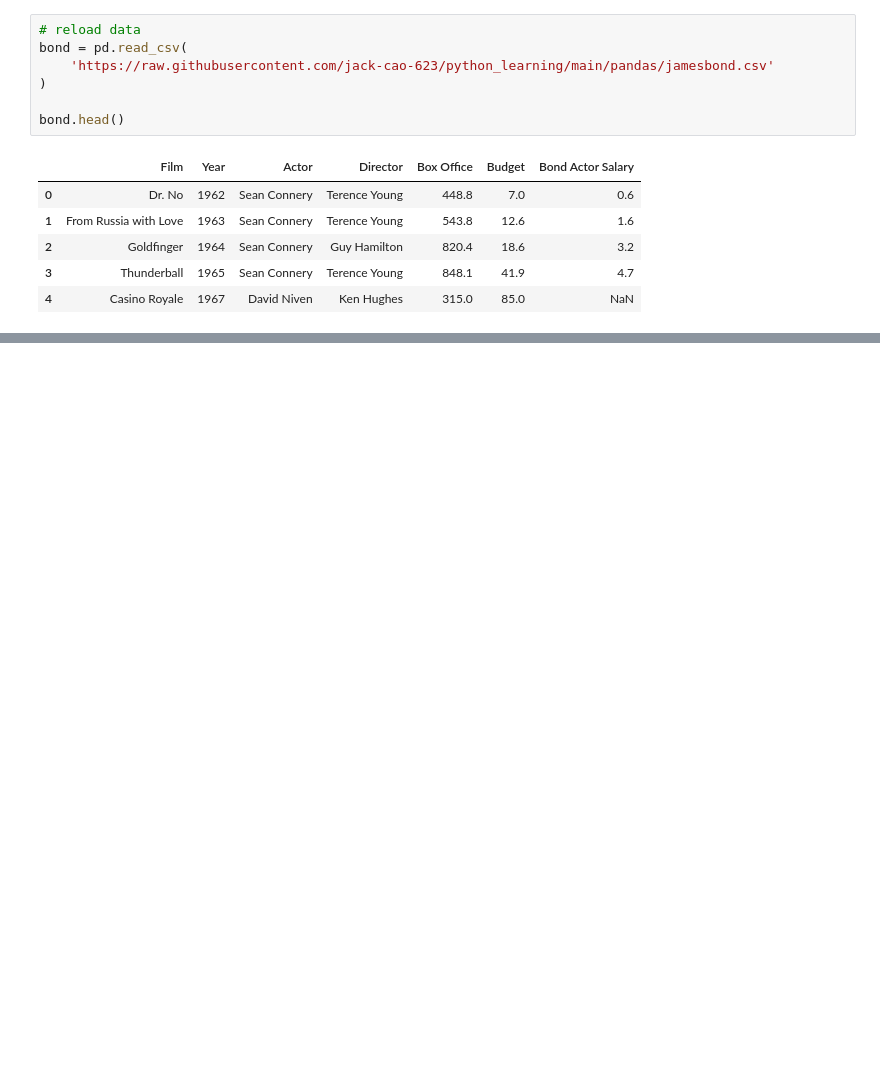
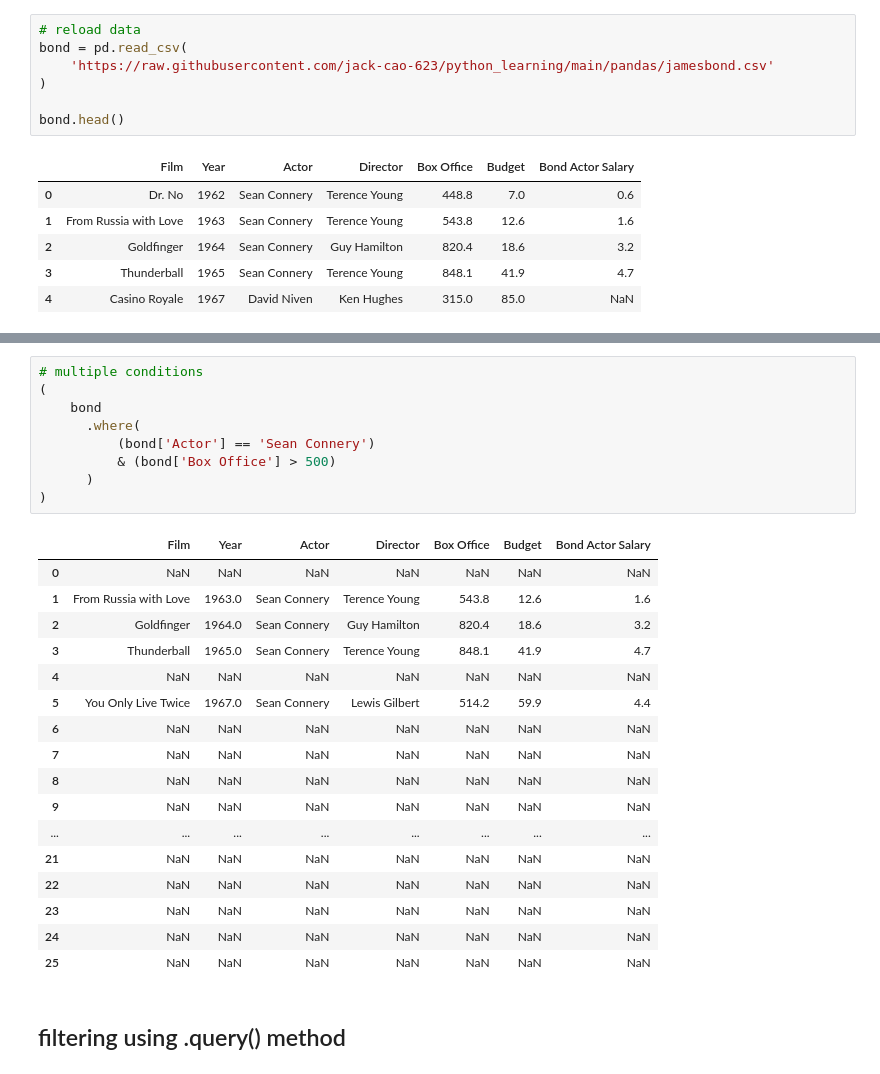
Before and after one commit to jack-cao-623/python_learning, a Jupyter notebook: dataframes_03_data_extraction.ipynb, the cells around one changed output, grey strips where cells are left out. Saved outputs shown, nothing was run; the diff lists cells and outputs as text; blank space fills up the shorter version.

Commit message:
.query() method

```diff
--- a/dataframes_03_data_extraction.ipynb
+++ b/dataframes_03_data_extraction.ipynb
@@ -1108,0 +1168,29 @@ bond.head()
+# %%
+# multiple conditions
+(
+    bond
+      .where(
+          (bond['Actor'] == 'Sean Connery')
+          & (bond['Box Office'] > 500)
+      )
+)
+# %% [output]
+|  | Film | Year | Actor | Director | Box Office | Budget | Bond Actor Salary |
+| 0 | NaN | NaN | NaN | NaN | NaN | NaN | NaN |
+| 1 | From Russia with Love | 1963.0 | Sean Connery | Terence Young | 543.8 | 12.6 | 1.6 |
+| 2 | Goldfinger | 1964.0 | Sean Connery | Guy Hamilton | 820.4 | 18.6 | 3.2 |
+| 3 | Thunderball | 1965.0 | Sean Connery | Terence Young | 848.1 | 41.9 | 4.7 |
+| 4 | NaN | NaN | NaN | NaN | NaN | NaN | NaN |
+| 5 | You Only Live Twice | 1967.0 | Sean Connery | Lewis Gilbert | 514.2 | 59.9 | 4.4 |
+| 6 | NaN | NaN | NaN | NaN | NaN | NaN | NaN |
+| 7 | NaN | NaN | NaN | NaN | NaN | NaN | NaN |
+| 8 | NaN | NaN | NaN | NaN | NaN | NaN | NaN |
+| 9 | NaN | NaN | NaN | NaN | NaN | NaN | NaN |
+| ... | ... | ... | ... | ... | ... | ... | ... |
+| 21 | NaN | NaN | NaN | NaN | NaN | NaN | NaN |
+| 22 | NaN | NaN | NaN | NaN | NaN | NaN | NaN |
+| 23 | NaN | NaN | NaN | NaN | NaN | NaN | NaN |
+| 24 | NaN | NaN | NaN | NaN | NaN | NaN | NaN |
+| 25 | NaN | NaN | NaN | NaN | NaN | NaN | NaN |
+# %% [markdown]
+## filtering using .query() method
```
Also changed, not shown: parts of 6 cells of this notebook.
